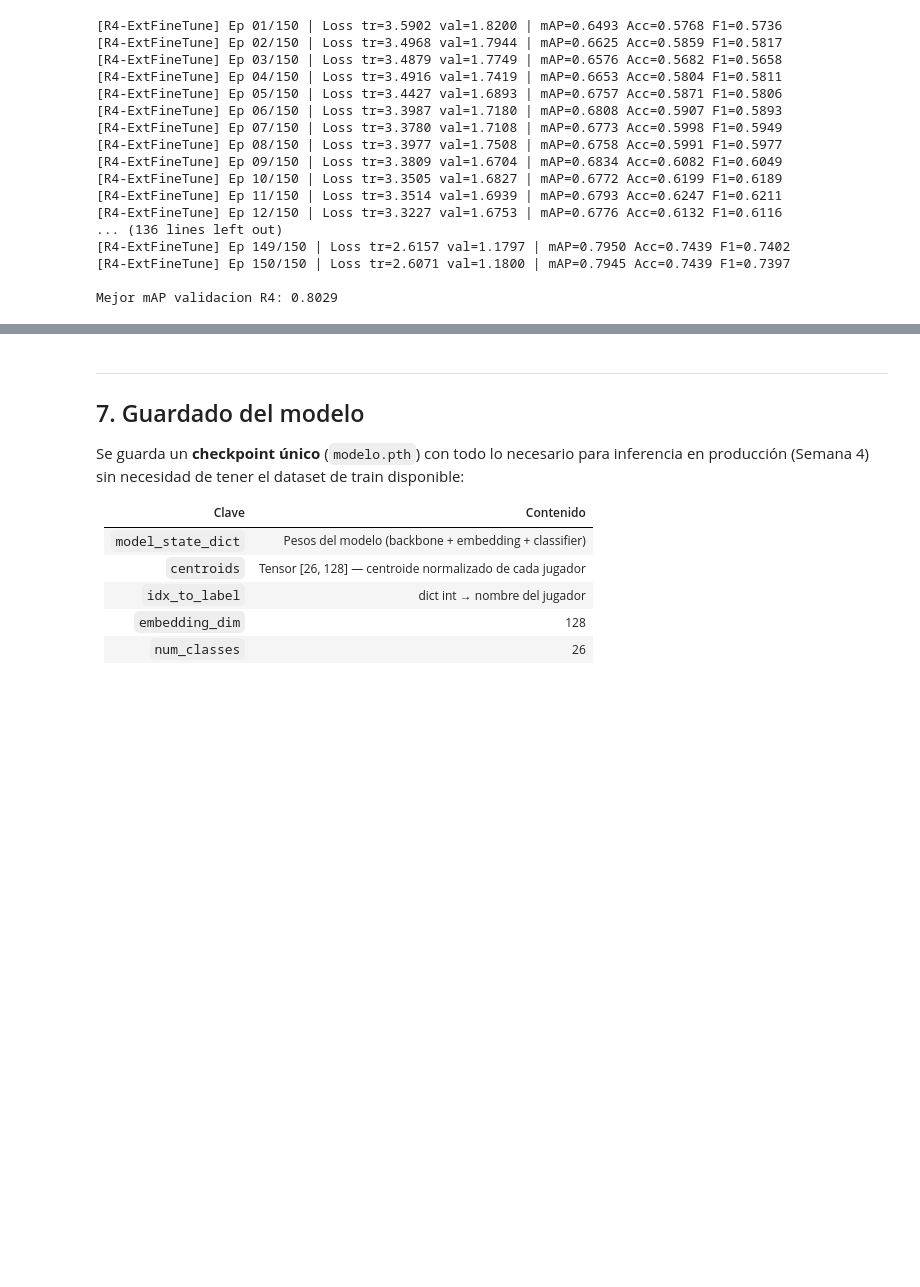
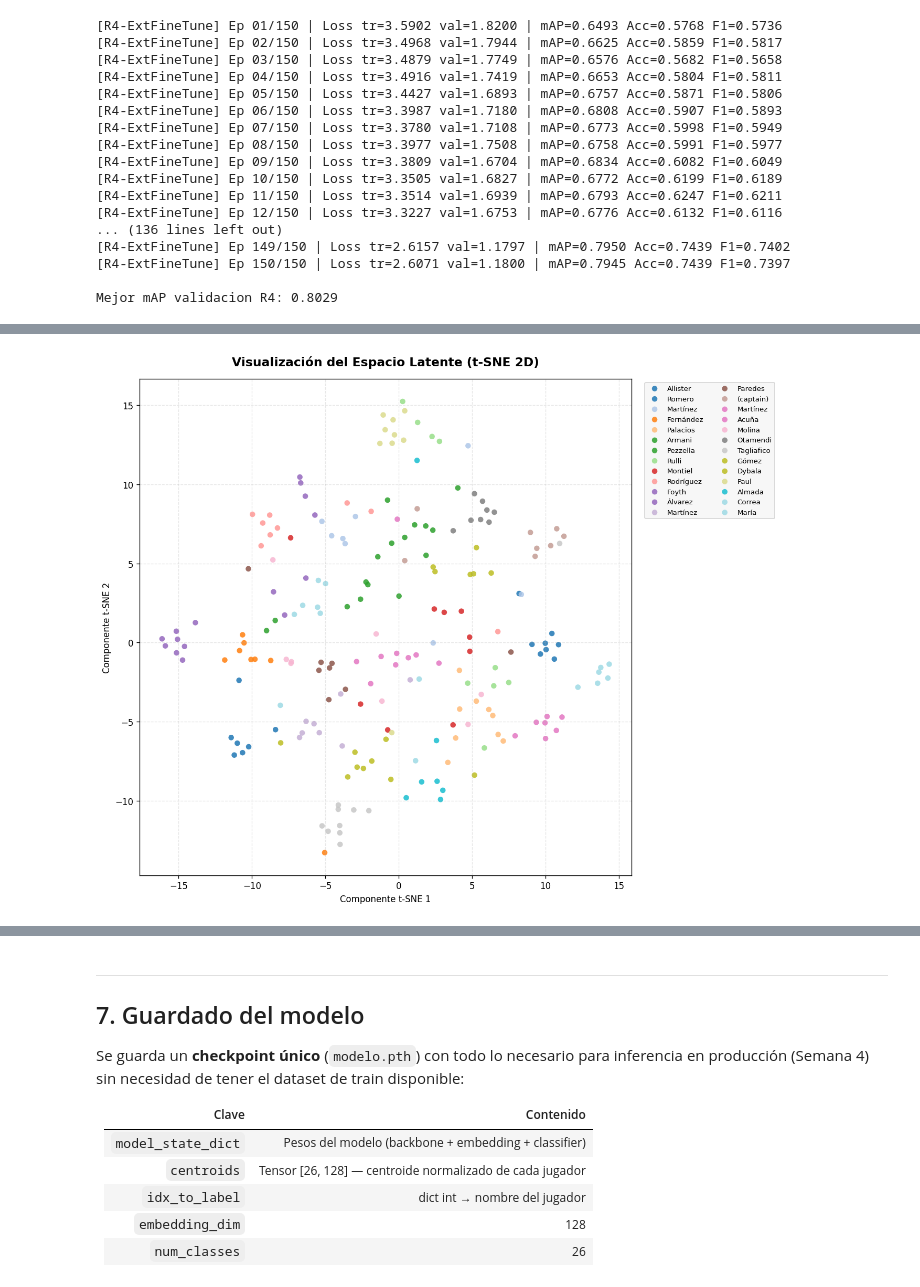
Before and after one commit to agudgithub/redes-neuronales-profundas, a Jupyter notebook: dev/03_model_training.ipynb, the cells around one changed output, grey strips where cells are left out. Drawn from its saved outputs; the diff is of its cells as text; code cells hidden in the pictures; blank space fills up the shorter version.

```diff
--- a/dev/03_model_training.ipynb
+++ b/dev/03_model_training.ipynb
@@ -1464,0 +1541,5 @@ plot_curves(history_r4, 'R4 — Extended Fine-tuning')
+# %%
+# ── 6.5.3. Visualización t-SNE de R4 en test ─────────────────
+plot_latent_space(final_model_extended, test_loader, idx_to_label)
+# %% [output]
+[figure, added]
```
Also changed, not shown: parts of 6 cells of this notebook.
